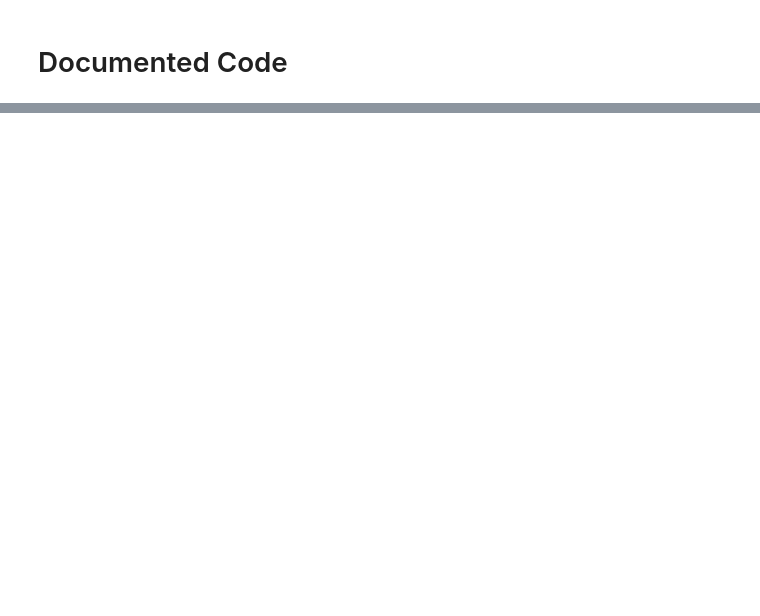
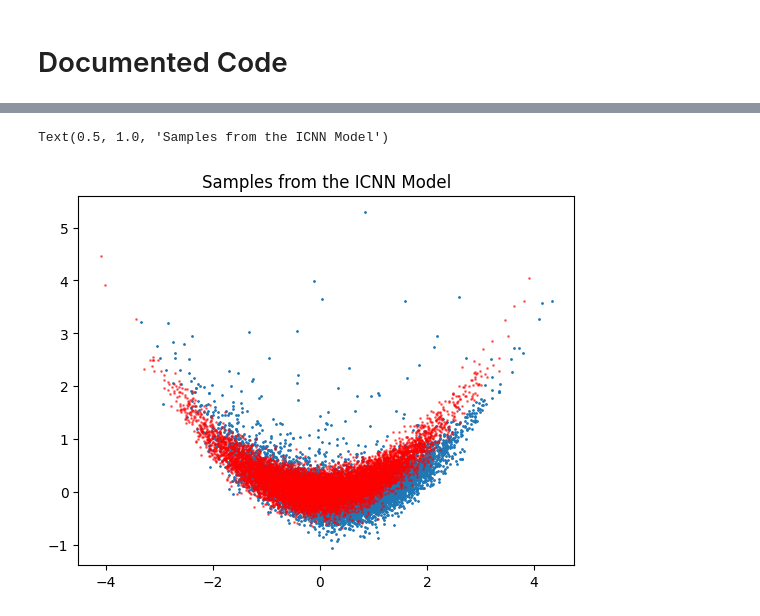
Before and after one commit to echen347/polymath25-ML, a Jupyter notebook: Normalizing Flows/2025_09_19/Numerical Simulations.ipynb, the cells around one changed output, grey strips where cells are left out. Cells and saved outputs as stored; diff of their text form; code cells hidden in the pictures; blank space fills up the shorter version.

```diff
--- a/Normalizing Flows/2025_09_19/Numerical Simulations.ipynb
+++ b/Normalizing Flows/2025_09_19/Numerical Simulations.ipynb
@@ -616,0 +829,9 @@ AttributeError: 'RBFConvexFlow' object has no attribute 'sample'
+# %%
+samples = model.reverse(torch.randn(10000, 2, device=device), centers=centers).cpu().detach().numpy()  # Generate samples from the learned density model
+# %%
+plt.scatter(samples[:, 0], samples[:, 1], s=1, alpha=1, label='Sampled Points')
+plt.scatter(X[:, 0], X[:, 1], s=1, alpha=0.5, color='red', label='Original Points')
+plt.title('Samples from the ICNN Model')
+# %% [output]
+Text(0.5, 1.0, 'Samples from the ICNN Model')
+[figure, added]
```
Also changed, not shown: parts of 6 cells of this notebook, 2 other files.
